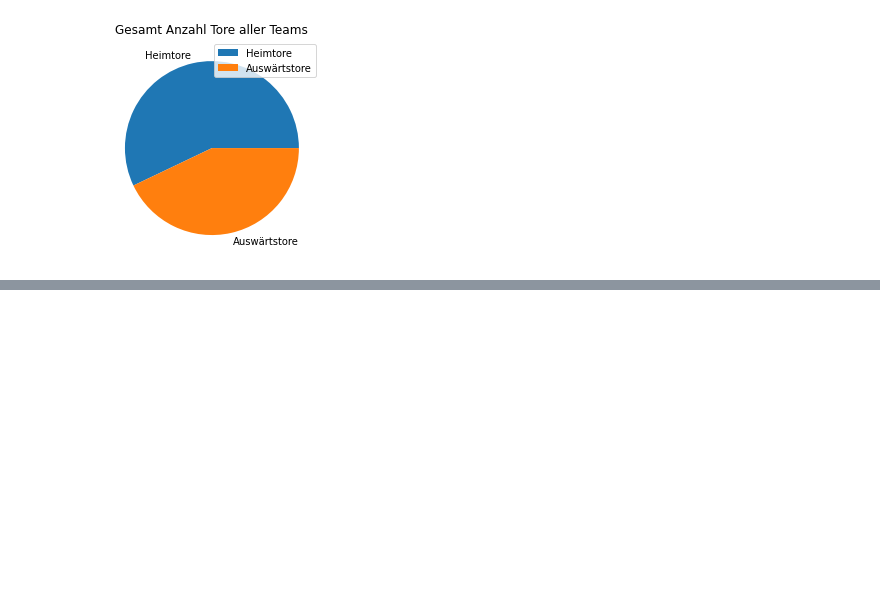
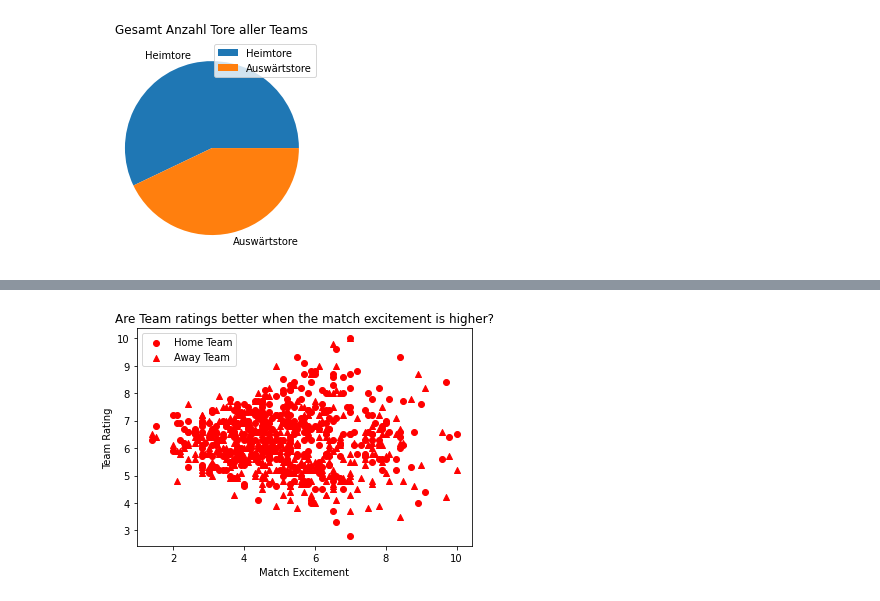
Before and after one commit to janisfroelich/gdv, a Jupyter notebook: la_liga_gdv.ipynb, the cells around one changed output, grey strips where cells are left out. Cells and saved outputs as stored; diff of their text form; code cells hidden in the pictures; blank space fills up the shorter version.

```diff
--- a/la_liga_gdv.ipynb
+++ b/la_liga_gdv.ipynb
@@ -1366,0 +1375,2 @@ TypeError: bar() missing 1 required positional argument: 'height'
+# %%
+la_liga_2014_only = la_liga[la_liga["year"] == 2014]
@@ -1366,0 +1393,14 @@ TypeError: bar() missing 1 required positional argument: 'height'
+# %%
+y_home = [la_liga_2014_only["Home Team Rating"]]
+y_away = [la_liga_2014_only["Away Team Rating"]]
+x = [la_liga_2014_only["Match Excitement"]]
+# %%
+plt.scatter(x,y_home, marker="o", label="Home Team", c="red")
+plt.scatter(x,y_away, marker="^", label="Away Team", c="red")
+plt.xlabel("Match Excitement")
+plt.ylabel("Team Rating")
+plt.title("Are Team ratings better when the match excitement is higher?")
+plt.legend()
+plt.show()
+# %% [output]
+[figure, added]
```
Also changed, not shown: parts of 10 cells of this notebook.
